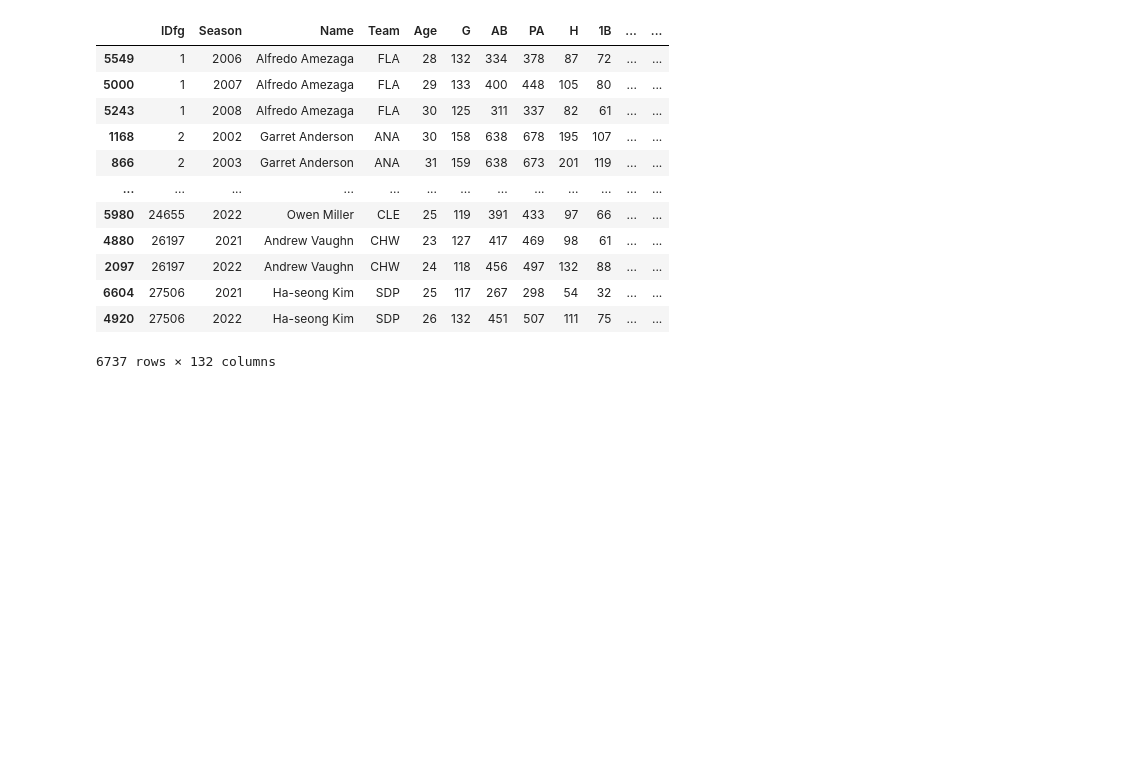
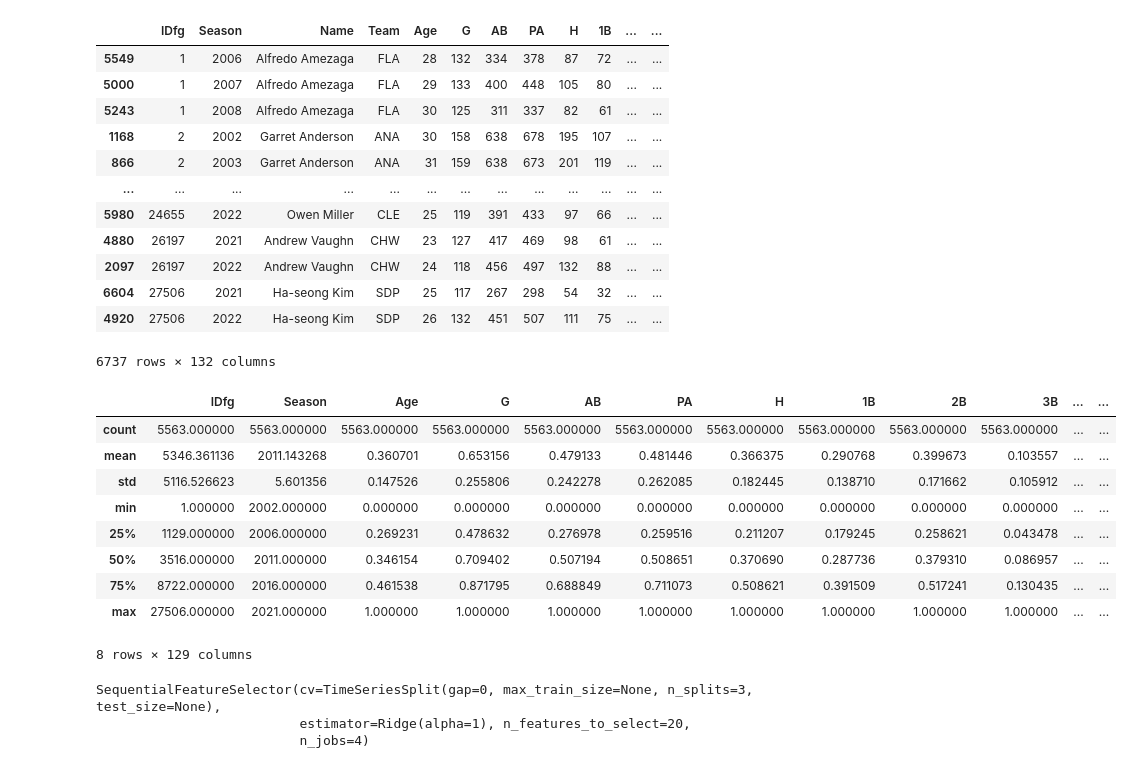
Before and after one commit to TaoTokikawa/MLBPlayerWARPredictor, a Jupyter notebook: notebook.ipynb, the cells around one changed output. Drawn from its saved outputs; the diff is of its cells as text; code cells hidden in the pictures; blank space fills up the shorter version.

```diff
--- a/notebook.ipynb
+++ b/notebook.ipynb
@@ -89,3 +89,22 @@ from sklearn.preprocessing import MinMaxScaler
 
 scaler = MinMaxScaler()
 batting_2002_2022_200pa[selected_columns] = scaler.fit_transform(batting_2002_2022_200pa[selected_columns])
+# %%
+batting_2002_2022_200pa.describe()
+# %% [output]
+|  | IDfg | Season | Age | G | AB | PA | H | 1B | 2B | 3B | ... | ... |
+| count | 5563.000000 | 5563.000000 | 5563.000000 | 5563.000000 | 5563.000000 | 5563.000000 | 5563.000000 | 5563.000000 | 5563.000000 | 5563.000000 | ... | ... |
+| mean | 5346.361136 | 2011.143268 | 0.360701 | 0.653156 | 0.479133 | 0.481446 | 0.366375 | 0.290768 | 0.399673 | 0.103557 | ... | ... |
+| std | 5116.526623 | 5.601356 | 0.147526 | 0.255806 | 0.242278 | 0.262085 | 0.182445 | 0.138710 | 0.171662 | 0.105912 | ... | ... |
+| min | 1.000000 | 2002.000000 | 0.000000 | 0.000000 | 0.000000 | 0.000000 | 0.000000 | 0.000000 | 0.000000 | 0.000000 | ... | ... |
+| 25% | 1129.000000 | 2006.000000 | 0.269231 | 0.478632 | 0.276978 | 0.259516 | 0.211207 | 0.179245 | 0.258621 | 0.043478 | ... | ... |
+| 50% | 3516.000000 | 2011.000000 | 0.346154 | 0.709402 | 0.507194 | 0.508651 | 0.370690 | 0.287736 | 0.379310 | 0.086957 | ... | ... |
+| 75% | 8722.000000 | 2016.000000 | 0.461538 | 0.871795 | 0.688849 | 0.711073 | 0.508621 | 0.391509 | 0.517241 | 0.130435 | ... | ... |
+| max | 27506.000000 | 2021.000000 | 1.000000 | 1.000000 | 1.000000 | 1.000000 | 1.000000 | 1.000000 | 1.000000 | 1.000000 | ... | ... |
+8 rows × 129 columns
+# %%
+sfs.fit(batting_2002_2022_200pa[selected_columns], batting_2002_2022_200pa["Next_WAR"])
+# %% [output]
+SequentialFeatureSelector(cv=TimeSeriesSplit(gap=0, max_train_size=None, n_splits=3, test_size=None),
+                          estimator=Ridge(alpha=1), n_features_to_select=20,
+                          n_jobs=4)
```
Also changed, not shown: parts of 13 cells of this notebook.
